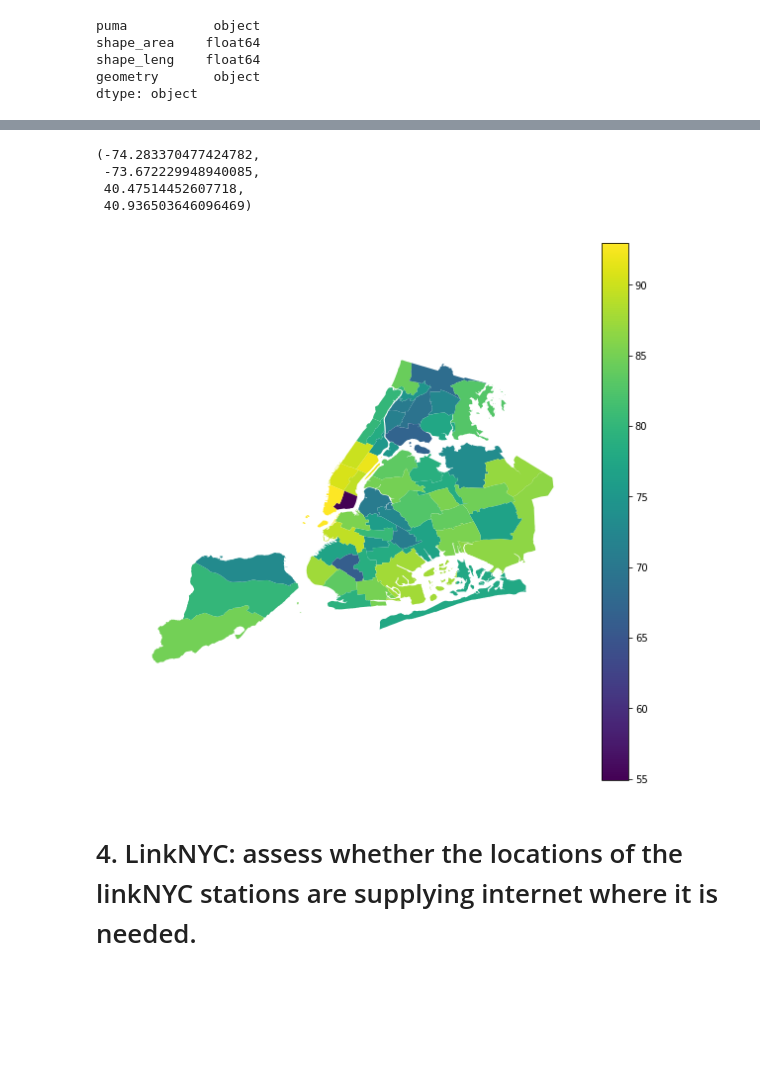
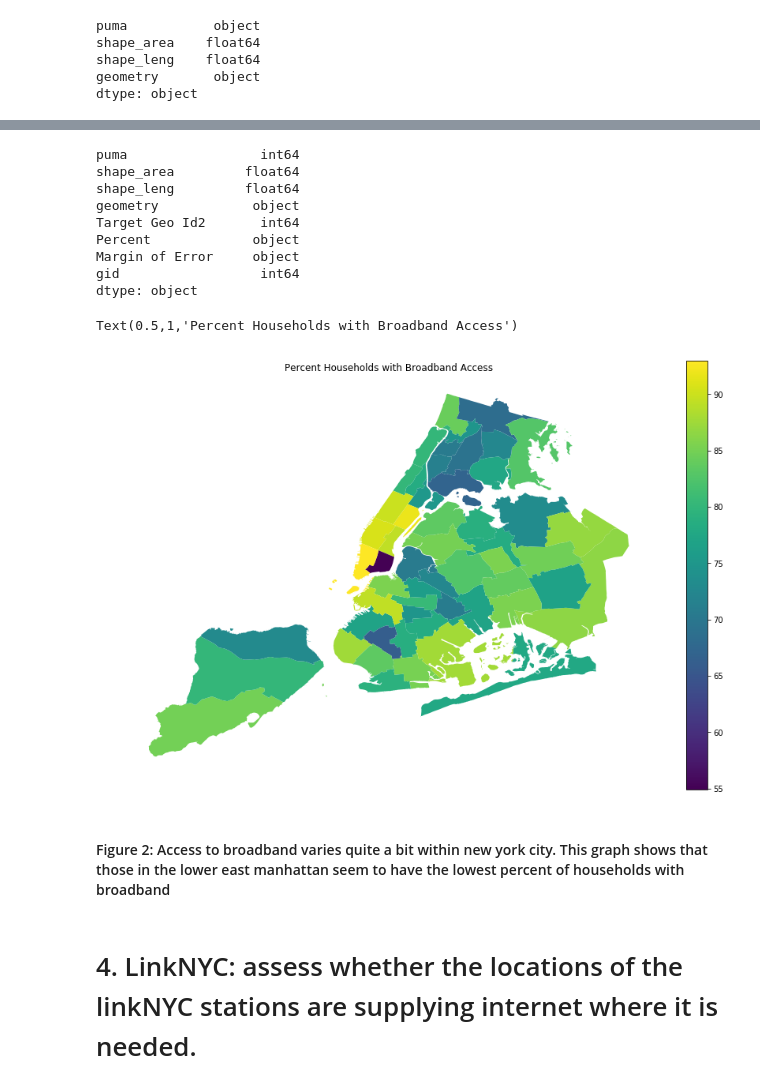
Before and after one commit to samjfalk/PUI2018_sjf374, a Jupyter notebook: HW7_sjf374/HW7_1_sjf374.ipynb, the cells around one changed output, grey strips where cells are left out. Saved outputs shown, nothing was run; the diff lists cells and outputs as text; code cells hidden in the pictures; blank space fills up the shorter version.

```diff
--- a/HW7_sjf374/HW7_1_sjf374.ipynb
+++ b/HW7_sjf374/HW7_1_sjf374.ipynb
@@ -347,15 +360,28 @@ dtype: object
+# %%
+#check those types again
+pumashp.dtypes
+# %% [output]
+puma                 int64
+shape_area         float64
+shape_leng         float64
+geometry            object
+Target Geo Id2       int64
+Percent             object
+Margin of Error     object
+gid                  int64
+dtype: object
 # %%
 #lets make the percent a number or else it will register as categorical
 # %%
 pumashp['Percent'] = pumashp['Percent'].astype('float')
 # %%
-pumashp.plot(column='Percent', figsize=(10,10), legend=True).axis('off')
+pumashp.plot(column='Percent', figsize=(15,10), legend=True).axis('off')
+pl.title('Percent Households with Broadband Access')
 # %% [output]
-(-74.283370477424782,
- -73.672229948940085,
- 40.47514452607718,
- 40.936503646096469)
+Text(0.5,1,'Percent Households with Broadband Access')
-[figure, old version]
+[figure, new version]
+# %% [markdown]
+#### Figure 2: Access to broadband varies quite a bit within new york city. This graph shows that those in the lower east manhattan seem to have the lowest percent of households with broadband
 # %% [markdown]
 # 4. LinkNYC: assess whether the locations of the linkNYC stations are supplying internet where it is needed.
 # %%
```
Also changed, not shown: parts of 72 cells of this notebook.
